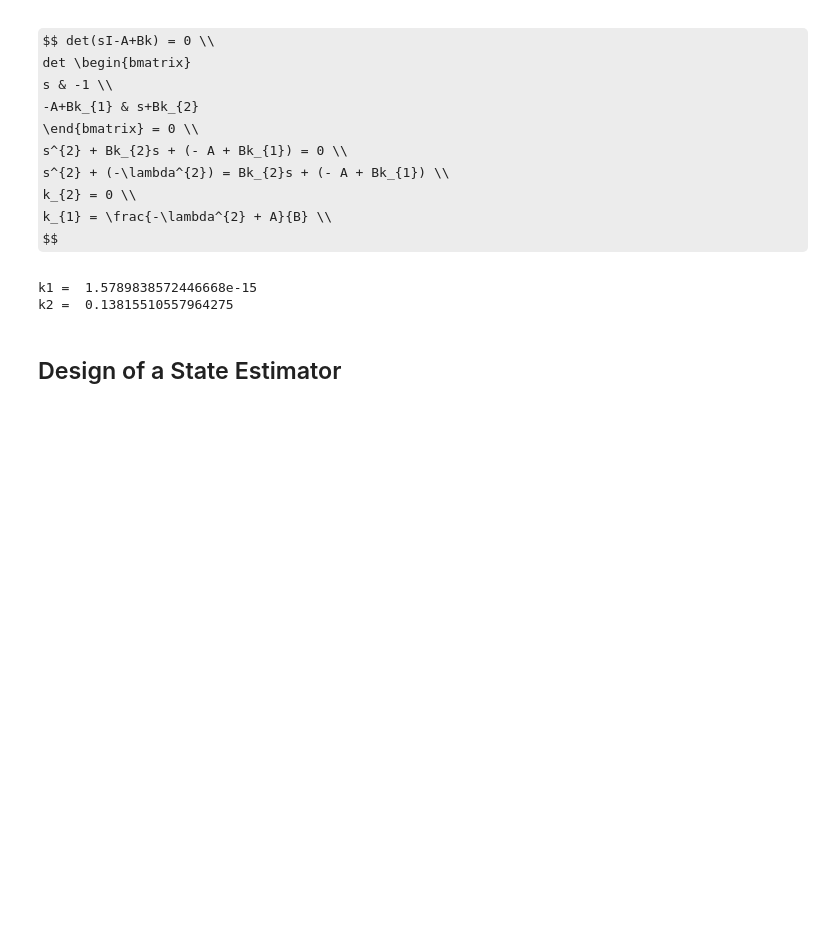
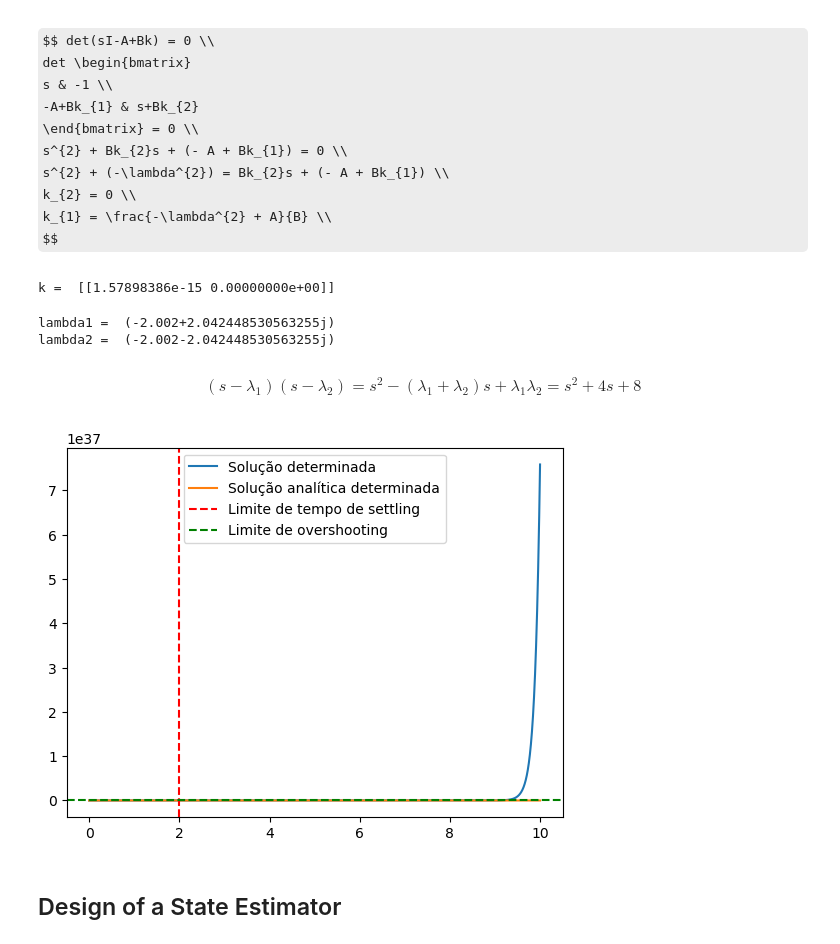
Before and after one commit to mariana-das-neves/sistemas_dinamicos_e_controlo, a Jupyter notebook: Projeto SDC.ipynb, the cells around one changed output. Drawn from its saved outputs; the diff is of its cells as text; code cells hidden in the pictures; some formulas as TeX source; blank space fills up the shorter version.

```diff
--- a/Projeto SDC.ipynb
+++ b/Projeto SDC.ipynb
@@ -488,9 +489,8 @@ theta0 = -v**2 / (r*g)
 print("theta_{0} = ", theta0)
 A = np.array([[0, 1],[m * g * h / I, 0]])
 B = np.array([[0],[m * v**2 * h / (r*I)]])
-lambda0 = np.linalg.eigvals(A)
-print("lambda = ", lambda0[0])
-print("lambda = ", lambda0[1])
+lambda0 = np.linalg.eigvals(A)[0]
+print("lambda = ", lambda0)
 # %% [output]
 theta_{0} =  -0.1146788990825688
 lambda =  8.858893836140041
@@ -506,10 +505,22 @@ s^{2} + (-\lambda^{2}) = Bk_{2}s + (- A + Bk_{1}) \\
 k_{2} = 0 \\
 k_{1} = \frac{-\lambda^{2} + A}{B} \\
 $$
-# %%
-k1 = (-lambda0[0]**2+C1)/C2
-print("k1 = ",k1)
-print("k2 = ",k2)
-# %% [output]
-k1 =  1.5789838572446668e-15
-k2 =  0.13815510557964275
+# %%
+k1 = (-lambda0**2+C1)/C2
+k2 = 0
+k =  np.array([k1,k2]).reshape(1,2)
+print("k = ",k)
+# %% [output]
+k =  [[1.57898386e-15 0.00000000e+00]]
+# %%
+xi = 0.7
+w = 2.86
+lambda1 = -xi*w + 1j*w*np.sqrt(1-xi**2)
+lambda2 = -xi*w - 1j*w*np.sqrt(1-xi**2)
+print("lambda1 = ",lambda1)
+print("lambda2 = ",lambda2)
+# %% [output]
+lambda1 =  (-2.002+2.042448530563255j)
+lambda2 =  (-2.002-2.042448530563255j)
+# %% [markdown]
+$$ (s-\lambda_{1})(s-\lambda_{2}) = s^2 - (\lambda_{1}+\lambda_{2})s + \lambda_{1}\lambda_{2} = s^{2} + 4s + 8$$
@@ -516,3 +529,22 @@ k2 =  0.13815510557964275
+# %%
+x0 = np.array([0,0.1/I])
+times = np.linspace(0, 10, 10000, endpoint=True)
+dt = abs(times[1]-times[0])
+xt = np.zeros((len(times), 2))
+xt[0] = x0
+for i in range(len(times)-1):
+    xt[i+1] = xt[i] + dt*(A - B @ k) @ xt[i]
+
+analitico = lambda xi, w, t, y0: y0/(w*np.sqrt(1-xi*xi)) * np.exp(-xi*w*t) * np.sin(w*np.sqrt(1-xi*xi)*t)
+
+plt.plot(times, xt[:,0], label='Solução determinada')
+plt.plot(times, analitico(xi, w, times, 0.1/I), label='Solução analítica determinada')
+plt.axvline(2, linestyle='--', color='red', label='Limite de tempo de settling')
+plt.axhline(-5e-2, linestyle='--', color='green', label='Limite de overshooting')
+plt.legend()
+plt.show()
+# %% [output]
+[figure, added]
 # %% [markdown]
 ## Design of a State Estimator
 # %% [markdown]
```
Also changed, not shown: parts of 3 cells of this notebook.
